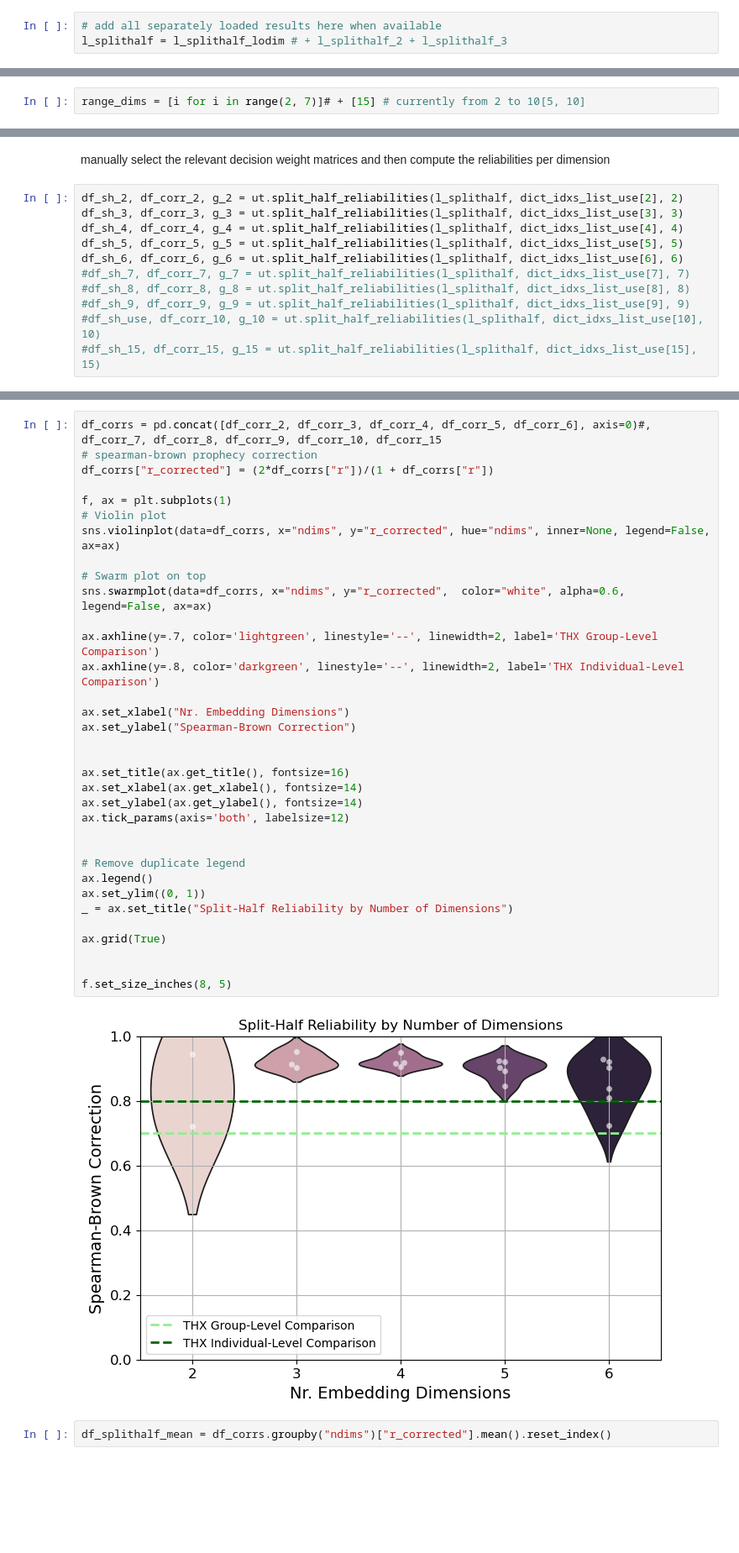
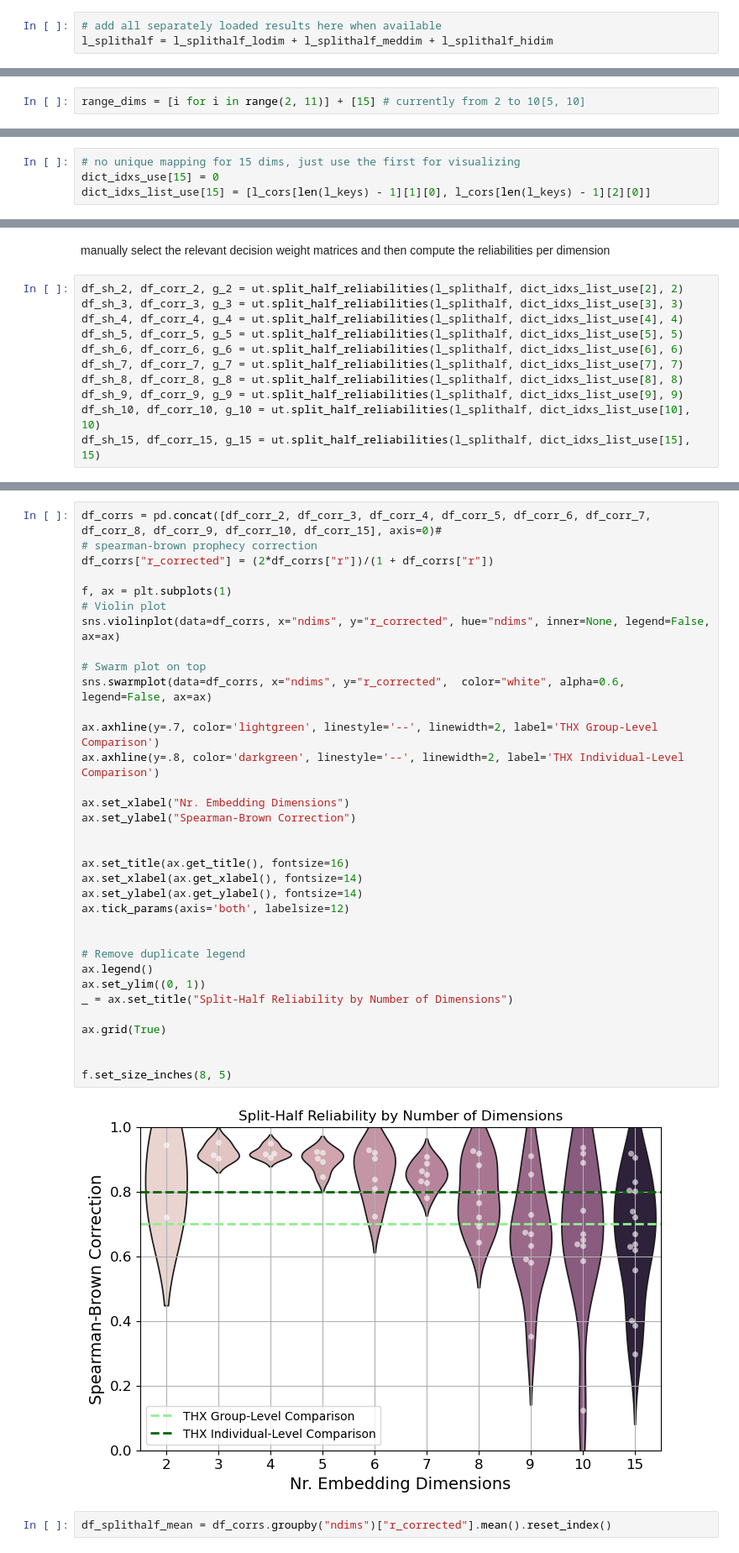
Before and after one commit to MirkoTh/semantic-representations-ID, a Jupyter notebook: split-half-reliability.ipynb, the cells around one changed output, grey strips where cells are left out. Shown at 84% size. Saved outputs shown, nothing was run; the diff lists cells and outputs as text; blank space fills up the shorter version.

```diff
--- a/split-half-reliability.ipynb
+++ b/split-half-reliability.ipynb
@@ -134,10 +67,10 @@ l_splithalf_3 = ut.extract_split_half(
 # %%
 # add all separately loaded results here when available
-l_splithalf = l_splithalf_lodim # + l_splithalf_2 + l_splithalf_3
+l_splithalf = l_splithalf_lodim + l_splithalf_meddim + l_splithalf_hidim
 # %% [markdown]
 - first, just extract the similarities for further processing
 - then, reorder dimensions, such that maximally correlated dimensions align in both splits
 - then, extract the indices of the fits for which each dim in split 1 has a different maximally similar dim in split 2
 - then, plot the distribution of max similarities to see how much dimensions match
 # %%
-range_dims = [i for i in range(2, 7)]# + [15] # currently from 2 to 10[5, 10]
+range_dims = [i for i in range(2, 11)] + [15] # currently from 2 to 10[5, 10]
@@ -166,3 +107,7 @@ dict_idxs_use
+# %%
+# no unique mapping for 15 dims, just use the first for visualizing
+dict_idxs_use[15] = 0
+dict_idxs_list_use[15] = [l_cors[len(l_keys) - 1][1][0], l_cors[len(l_keys) - 1][2][0]]
 # %%
 dict_idxs_list_use
 # %% [output]
@@ -206,9 +162,9 @@ df_sh_3, df_corr_3, g_3 = ut.split_half_reliabilities(l_splithalf, dict_idxs_lis
 df_sh_4, df_corr_4, g_4 = ut.split_half_reliabilities(l_splithalf, dict_idxs_list_use[4], 4)
 df_sh_5, df_corr_5, g_5 = ut.split_half_reliabilities(l_splithalf, dict_idxs_list_use[5], 5)
 df_sh_6, df_corr_6, g_6 = ut.split_half_reliabilities(l_splithalf, dict_idxs_list_use[6], 6)
-#df_sh_7, df_corr_7, g_7 = ut.split_half_reliabilities(l_splithalf, dict_idxs_list_use[7], 7)
-#df_sh_8, df_corr_8, g_8 = ut.split_half_reliabilities(l_splithalf, dict_idxs_list_use[8], 8)
-#df_sh_9, df_corr_9, g_9 = ut.split_half_reliabilities(l_splithalf, dict_idxs_list_use[9], 9)
-#df_sh_use, df_corr_10, g_10 = ut.split_half_reliabilities(l_splithalf, dict_idxs_list_use[10], 10)
-#df_sh_15, df_corr_15, g_15 = ut.split_half_reliabilities(l_splithalf, dict_idxs_list_use[15], 15)
+df_sh_7, df_corr_7, g_7 = ut.split_half_reliabilities(l_splithalf, dict_idxs_list_use[7], 7)
+df_sh_8, df_corr_8, g_8 = ut.split_half_reliabilities(l_splithalf, dict_idxs_list_use[8], 8)
+df_sh_9, df_corr_9, g_9 = ut.split_half_reliabilities(l_splithalf, dict_idxs_list_use[9], 9)
+df_sh_10, df_corr_10, g_10 = ut.split_half_reliabilities(l_splithalf, dict_idxs_list_use[10], 10)
+df_sh_15, df_corr_15, g_15 = ut.split_half_reliabilities(l_splithalf, dict_idxs_list_use[15], 15)
 # %% [output]
@@ -220,39 +181,39 @@ df_sh_6, df_corr_6, g_6 = ut.split_half_reliabilities(l_splithalf, dict_idxs_lis
 # %%
-df_corrs = pd.concat([df_corr_2, df_corr_3, df_corr_4, df_corr_5, df_corr_6], axis=0)#, df_corr_7, df_corr_8, df_corr_9, df_corr_10, df_corr_15
+df_corrs = pd.concat([df_corr_2, df_corr_3, df_corr_4, df_corr_5, df_corr_6, df_corr_7, df_corr_8, df_corr_9, df_corr_10, df_corr_15], axis=0)#
 # spearman-brown prophecy correction
 df_corrs["r_corrected"] = (2*df_corrs["r"])/(1 + df_corrs["r"])
 
 f, ax = plt.subplots(1)
 # Violin plot
 sns.violinplot(data=df_corrs, x="ndims", y="r_corrected", hue="ndims", inner=None, legend=False, ax=ax)
 
 # Swarm plot on top
 sns.swarmplot(data=df_corrs, x="ndims", y="r_corrected",  color="white", alpha=0.6, legend=False, ax=ax)
 
 ax.axhline(y=.7, color='lightgreen', linestyle='--', linewidth=2, label='THX Group-Level Comparison')
 ax.axhline(y=.8, color='darkgreen', linestyle='--', linewidth=2, label='THX Individual-Level Comparison')
 
 ax.set_xlabel("Nr. Embedding Dimensions")
 ax.set_ylabel("Spearman-Brown Correction")
 
 
 ax.set_title(ax.get_title(), fontsize=16)
 ax.set_xlabel(ax.get_xlabel(), fontsize=14)
 ax.set_ylabel(ax.get_ylabel(), fontsize=14)
 ax.tick_params(axis='both', labelsize=12)
 
 
 # Remove duplicate legend
 ax.legend()
 ax.set_ylim((0, 1))
 _ = ax.set_title("Split-Half Reliability by Number of Dimensions")
 
 ax.grid(True)
 
 
 f.set_size_inches(8, 5)
 # %% [output]
-[figure, old version]
+[figure, new version]
 # %%
 df_splithalf_mean = df_corrs.groupby("ndims")["r_corrected"].mean().reset_index()
 # %% [markdown]
```
Also changed, not shown: parts of 29 cells of this notebook.
